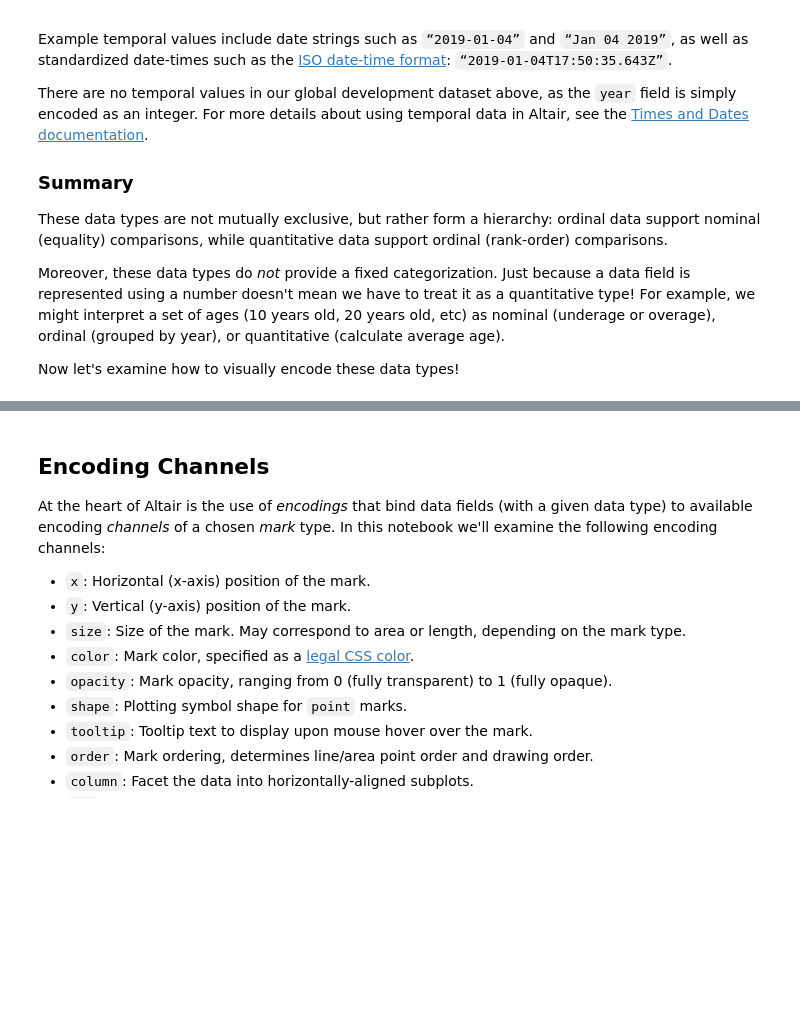
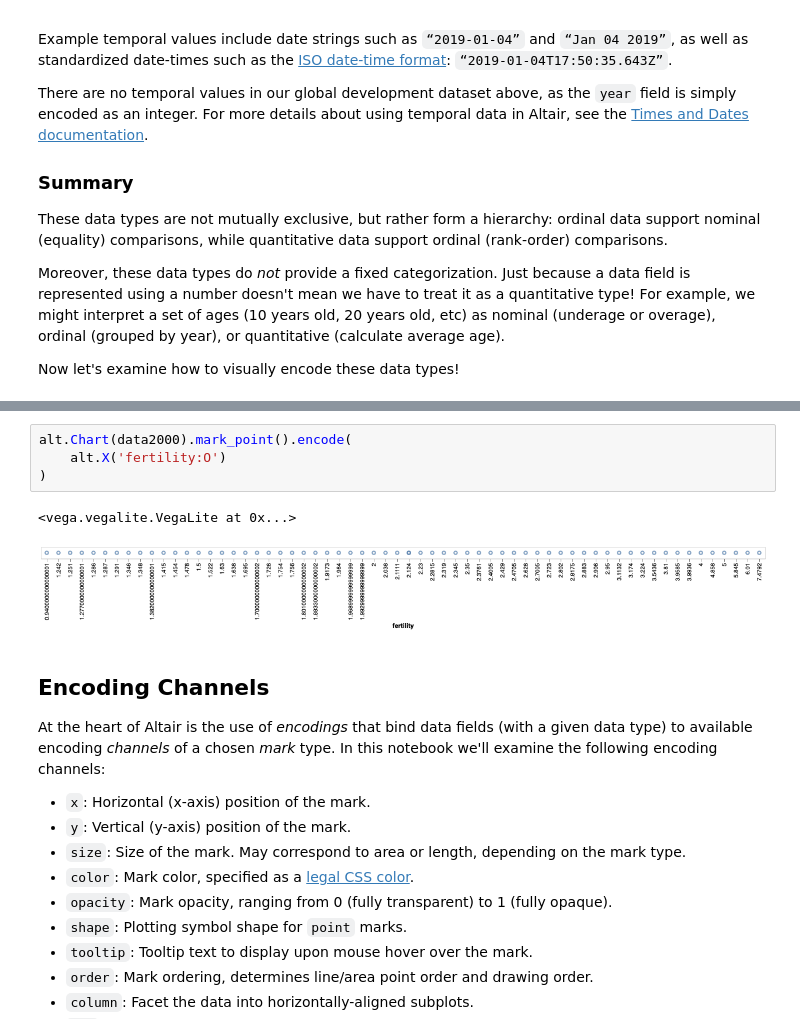
Before and after one commit to hanisaf/mist5730-fall2019, a Jupyter notebook: 31-intro.ipynb, the cells around one changed output, grey strips where cells are left out. Saved outputs shown, nothing was run; the diff lists cells and outputs as text; blank space fills up the shorter version.

```diff
--- a/31-intro.ipynb
+++ b/31-intro.ipynb
@@ -81,3 +95,10 @@ Now let's examine how to visually encode these data types!
+# %%
+alt.Chart(data2000).mark_point().encode(
+    alt.X('fertility:O')
+)
+# %% [output]
+<vega.vegalite.VegaLite at 0x...>
+[figure, added]
 # %% [markdown]
 ## Encoding Channels
 
```
Also changed, not shown: parts of 2 cells of this notebook, 1 other file.
